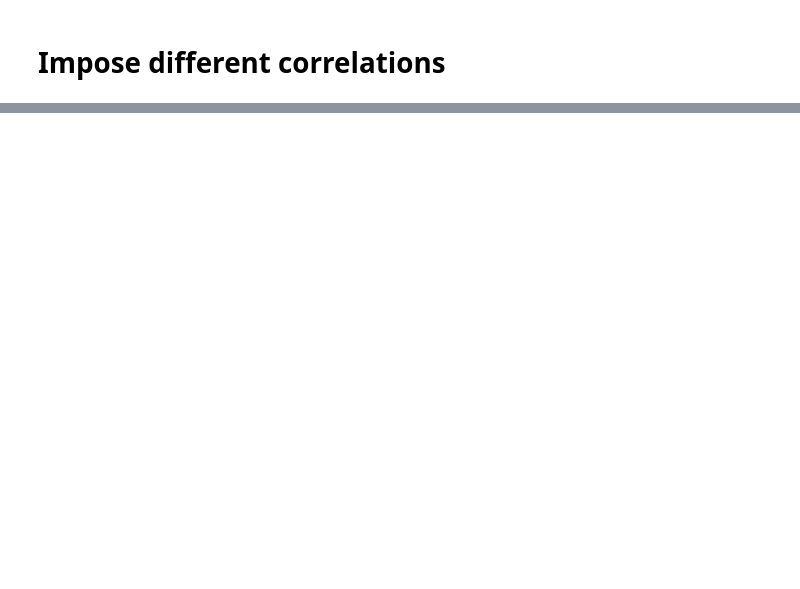
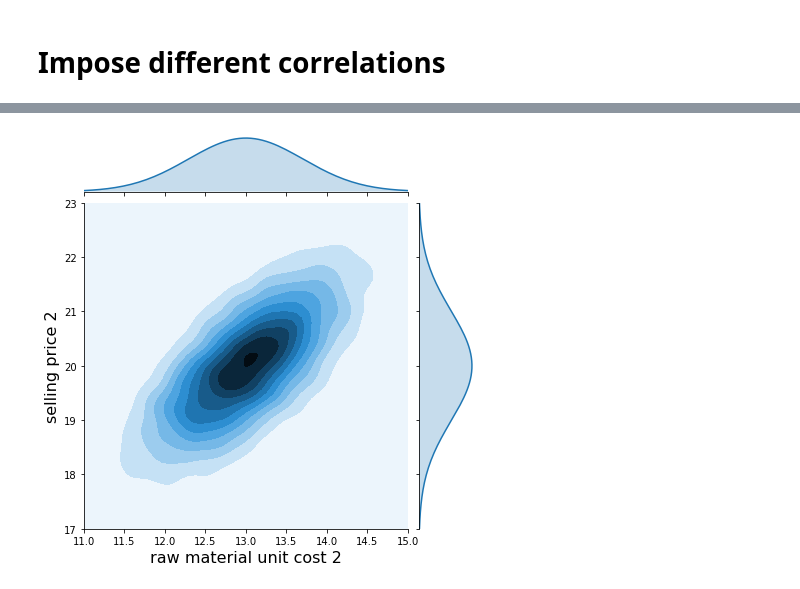
Before and after one commit to h3ik0th/mcerp1, a Jupyter notebook: dist_mcerp_03.ipynb, the cells around one changed output, grey strips where cells are left out. Saved outputs shown, nothing was run; the diff lists cells and outputs as text; code cells hidden in the pictures; blank space fills up the shorter version.

```diff
--- a/dist_mcerp_03.ipynb
+++ b/dist_mcerp_03.ipynb
@@ -211,3 +227,8 @@ correlate([v2, p2, m2], c_target)
+# %%
+h = sns.jointplot(rm2, rp2, kind='kde', xlim=(11, 15), ylim=(17, 23), stat_func=None);
+h.set_axis_labels('raw material unit cost 2', 'selling price 2', fontsize=16);
+# %% [output]
+[figure, added]
 # %%
 # plot the new correlation matrix of the input variables
 corrplot2 = plotcorr([v2, p2, m2], labels=["volume 2", "price 2", "raw material 2"])
```
Also changed, not shown: parts of 18 cells of this notebook.
